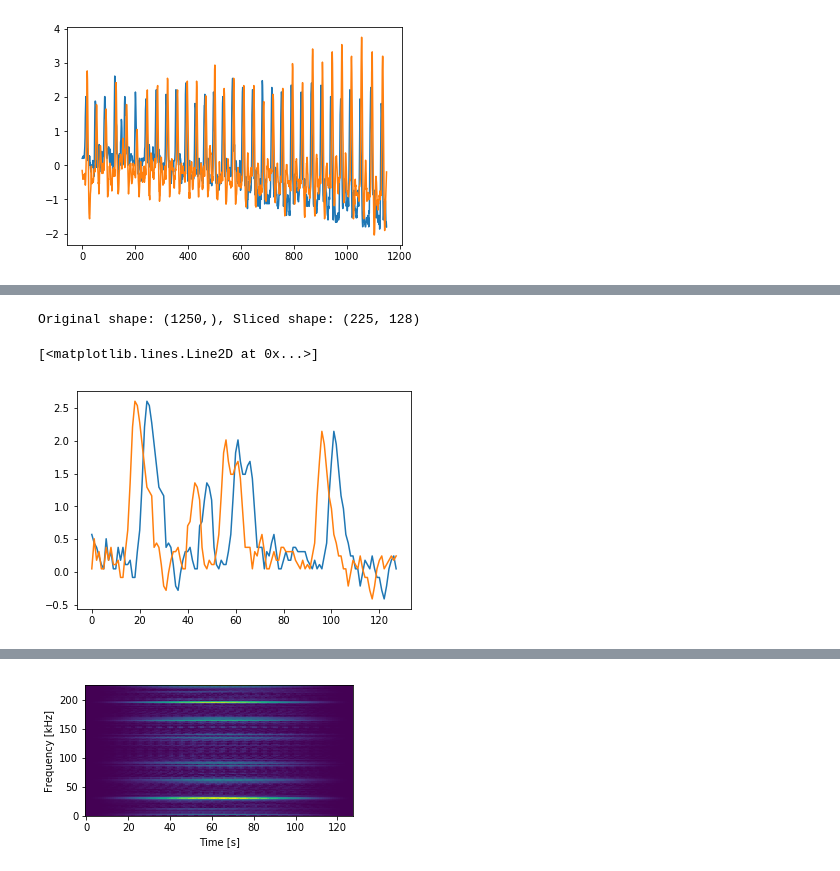
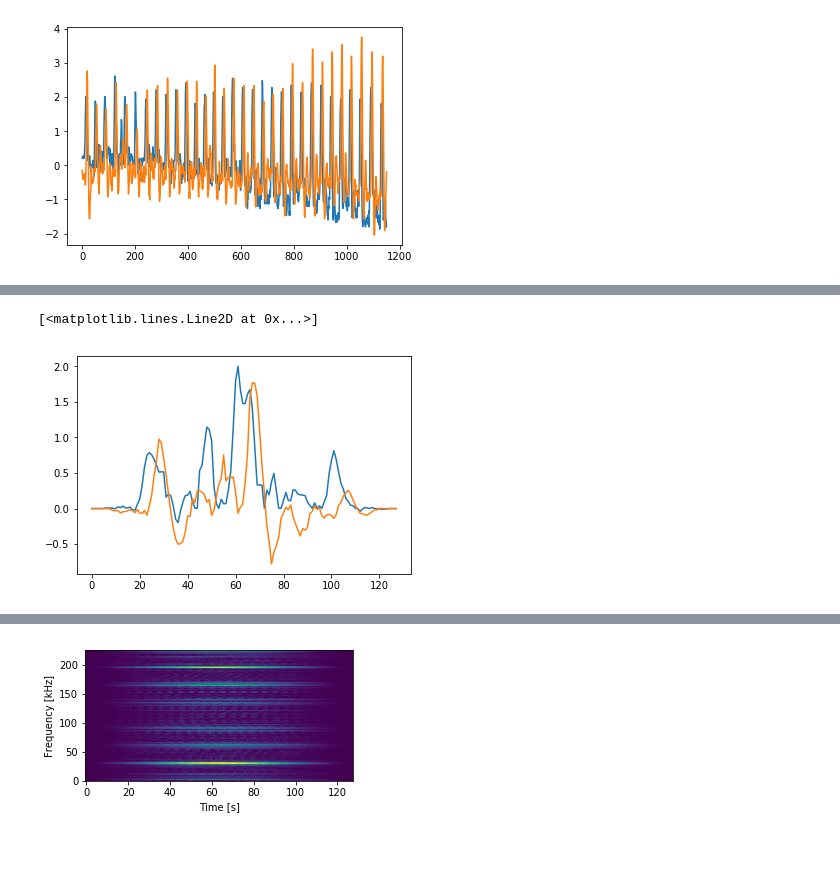
Before and after one commit to goatchurchprime/jupyter_micropython_developer_notebooks, a Jupyter notebook: jackie_heartbeat_pulse_tech/plot_multi_measurements.ipynb, the cells around one changed output, grey strips where cells are left out. Drawn from its saved outputs; the diff is of its cells as text; code cells hidden in the pictures.

```diff
--- a/jackie_heartbeat_pulse_tech/plot_multi_measurements.ipynb
+++ b/jackie_heartbeat_pulse_tech/plot_multi_measurements.ipynb
@@ -132,19 +158,17 @@ plt.plot(lmC)
 # %%
 import skimage
 
 M = 128  # width of the sample window
 slices = skimage.util.view_as_windows(lm, window_shape=(M,), step=5)
-slicesC = skimage.util.view_as_windows(lm, window_shape=(M,), step=5)
+slicesC = skimage.util.view_as_windows(lmC, window_shape=(M,), step=5)
 
 win = numpy.hanning(M + 1)[:-1]
 slices = slices * win
-slicesC = slices * win
-
+slicesC = slicesC * win
 
 # Slices are just little sections cut out from the pulse measurements
 plt.plot(slices[20])
 plt.plot(slicesC[20])
 # %% [output]
-Original shape: (1250,), Sliced shape: (225, 128)
+[<matplotlib.lines.Line2D at 0x...>]
-[<matplotlib.lines.Line2D at 0x...>]
-[figure, old version]
+[figure, new version]
```
Also changed, not shown: parts of 8 cells of this notebook, 4 other files.
